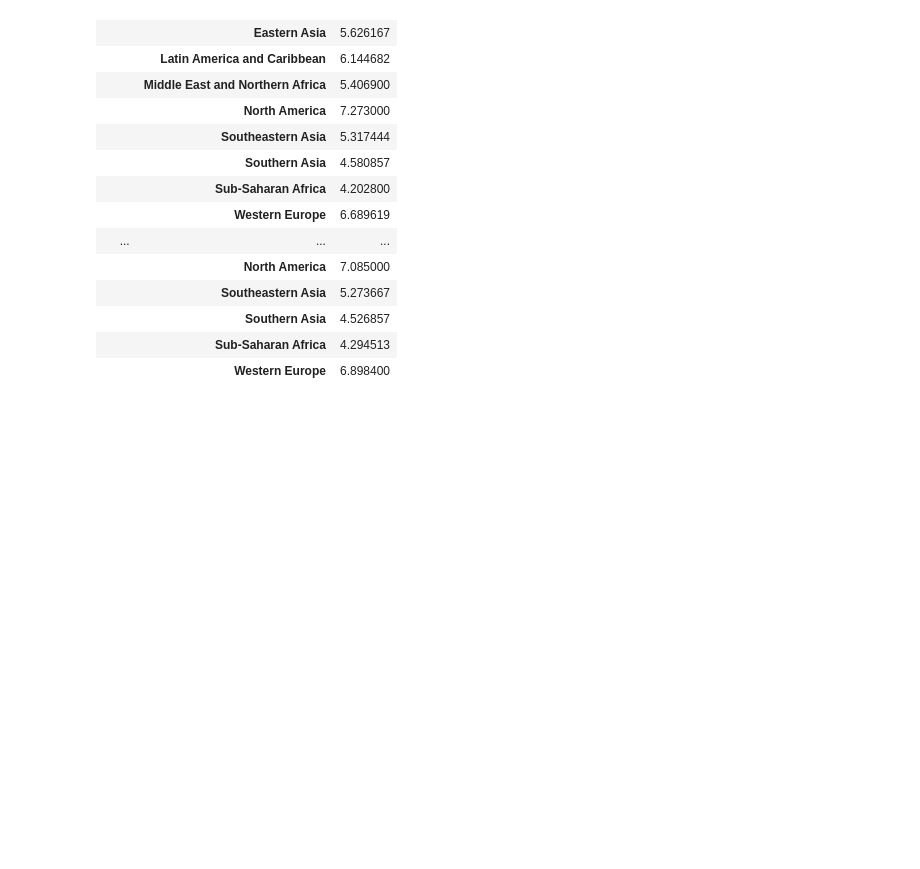
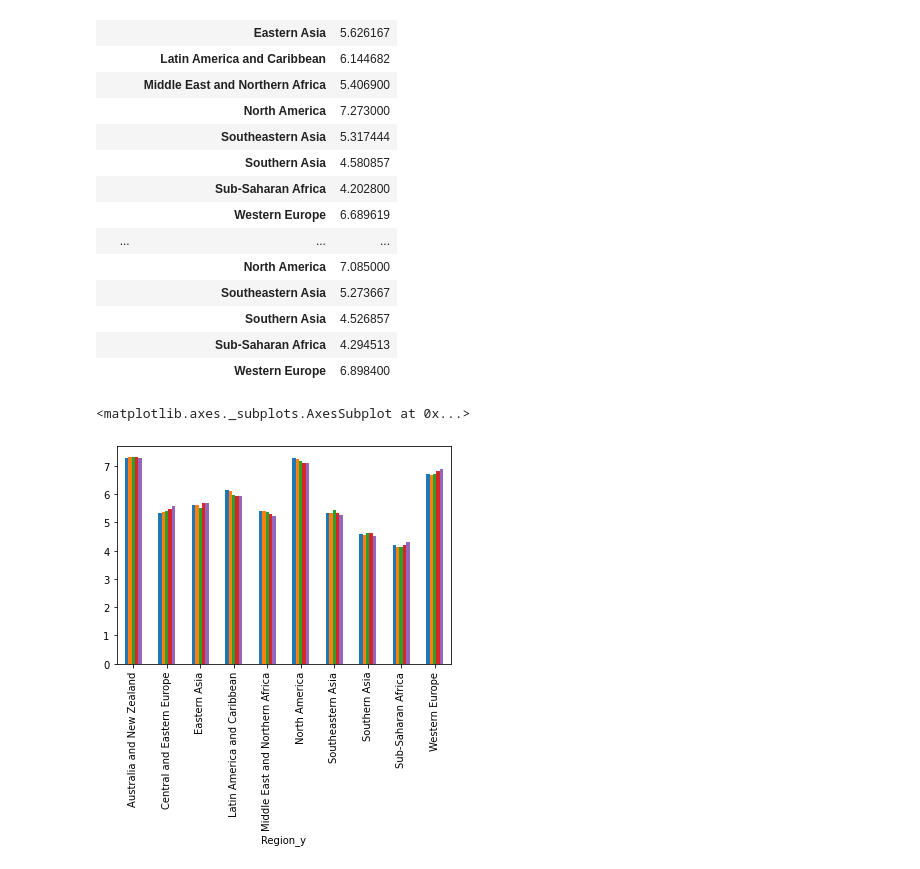
Before and after one commit to GmAccount/learn, a Jupyter notebook: defi_DS_6_7/Defi_6_7.ipynb, the cells around one changed output. Cells and saved outputs as stored; diff of their text form; code cells hidden in the pictures; blank space fills up the shorter version.

```diff
--- a/defi_DS_6_7/Defi_6_7.ipynb
+++ b/defi_DS_6_7/Defi_6_7.ipynb
@@ -160,4 +160,7 @@ moy_df
 |  | Sub-Saharan Africa | 4.294513 |
 |  | Western Europe | 6.898400 |
 # %%
-moy_df.unstack(level=0).plot(kind="bar", legend=)
+moy_df.unstack(level=0).plot(kind="bar", legend=False)
+# %% [output]
+<matplotlib.axes._subplots.AxesSubplot at 0x...>
+[figure, added]
```
